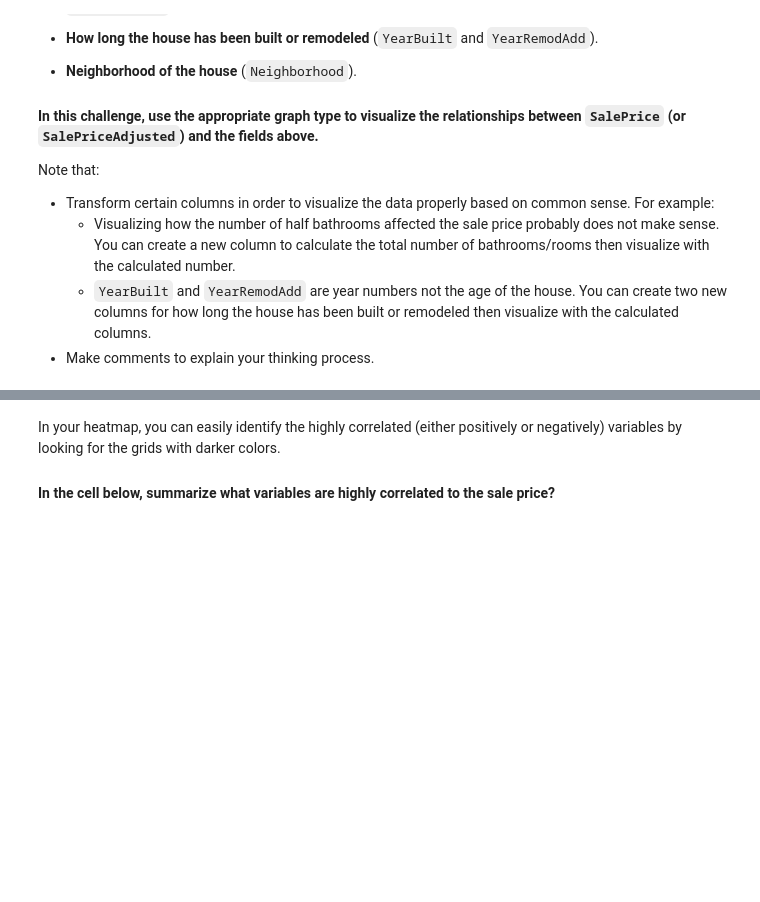
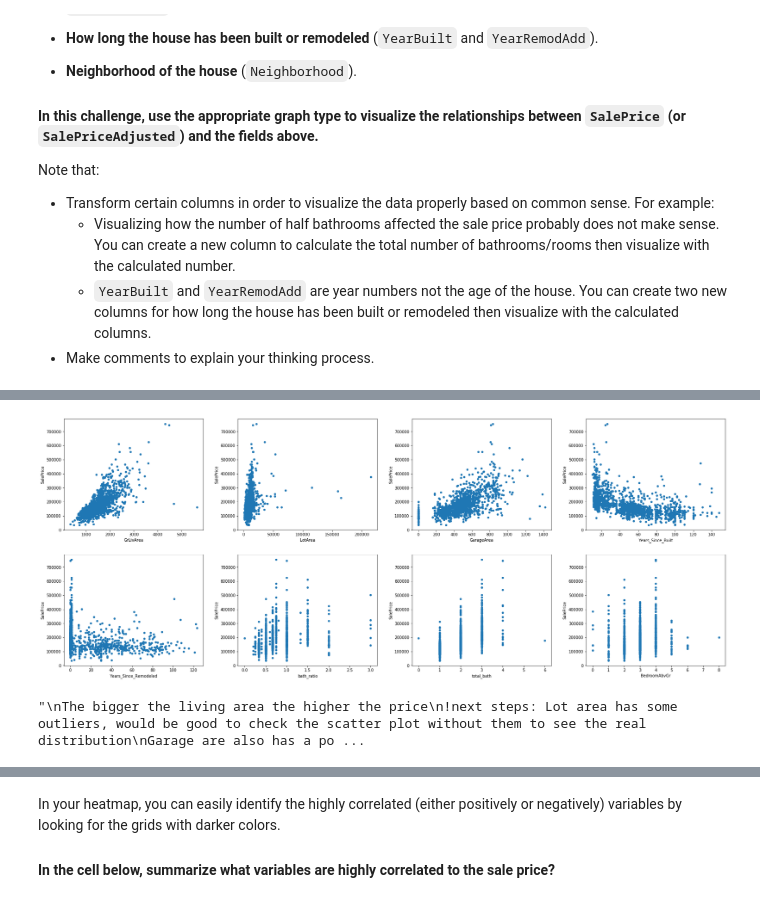
Before and after one commit to ta-datapt-bcn/lab-storytelling-data-visualization, a Jupyter notebook: your-code/main.ipynb, the cells around one changed output, grey strips where cells are left out. Drawn from its saved outputs; the diff is of its cells as text; code cells hidden in the pictures; blank space fills up the shorter version.

```diff
--- a/your-code/main.ipynb
+++ b/your-code/main.ipynb
@@ -144,0 +184,8 @@ Note that:
+# %%
+#calculating total number of bathrooms
+
+df_select['total_bath']=df_select['FullBath']+df_select['BsmtFullBath']
+# %%
+#calculating the ratio of bathrooms with bedrooms
+
+df_select['bath_ratio']=df_select['total_bath']/df_select['BedroomAbvGr']
@@ -144,0 +201,8 @@ Note that:
+# %%
+#calculating the years since built and remodeled
+
+import datetime
+
+df_select['Current_Year'] = datetime.datetime.now().year
+df_select["Years_Since_Built"] = df_select['Current_Year'] - df_select['YearBuilt']
+df_select["Years_Since_Remodeled"] = df_select['YearRemodAdd'] - df_select['YearBuilt']
@@ -144,0 +259,44 @@ Note that:
+# %%
+fig = plt.figure(2, figsize = (25,10))
+
+ax1 = fig.add_subplot(2, 4, 1)
+df_select.plot.scatter(x = "GrLivArea", y = "SalePrice", ax=ax1)
+
+ax2 = fig.add_subplot(2, 4, 2)
+df_select.plot.scatter(x = "LotArea", y = "SalePrice", ax=ax2)
+
+ax3 = fig.add_subplot(2, 4, 3)
+df_select.plot.scatter(x = "GarageArea", y = "SalePrice", ax=ax3)
+
+ax4 = fig.add_subplot(2, 4, 4)
+df_select.plot.scatter(x = "Years_Since_Built", y = "SalePrice", ax=ax4)
+
+ax5 = fig.add_subplot(2, 4, 5)
+df_select.plot.scatter(x = "Years_Since_Remodeled", y = "SalePrice", ax=ax5)
+
+ax6 = fig.add_subplot(2, 4, 6)
+df_select.plot.scatter(x = "bath_ratio", y = "SalePrice", ax=ax6)
+
+ax7 = fig.add_subplot(2, 4, 7)
+df_select.plot.scatter(x = "total_bath", y = "SalePrice", ax=ax7)
+
+ax8 = fig.add_subplot(2, 4, 8)
+df_select.plot.scatter(x = "BedroomAbvGr", y = "SalePrice", ax=ax8)
+
+fig.tight_layout(pad=3.0)
+# %% [output]
+[figure, added]
+# %%
+#inspection
+
+"""
+The bigger the living area the higher the price
+!next steps: Lot area has some outliers, would be good to check the scatter plot without them to see the real distribution
+Garage are also has a positive correlation, the bigger the area, the higher the price
+Years since built has a negative correlation, the older the building, the lower the price
+!next steps: Years since remodeled would need to elimnate 0 to see the real distibution
+The more baths the higher the price, no need to separately check the ratio
+The total number of bedrooms doesn't impact the price that much
+"""
+# %% [output]
+"\nThe bigger the living area the higher the price\n!next steps: Lot area has some outliers, would be good to check the scatter plot without them to see the real distribution\nGarage are also has a po ...
```
Also changed, not shown: parts of 11 cells of this notebook.
